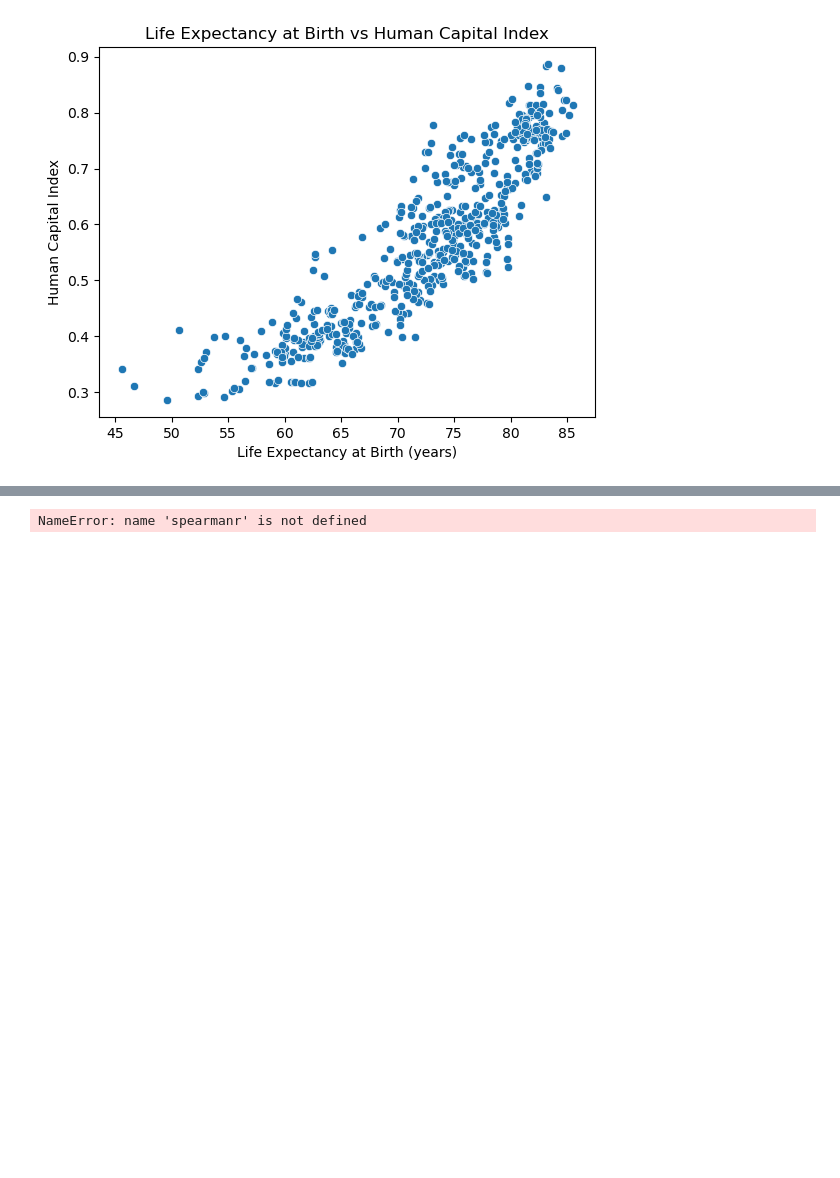
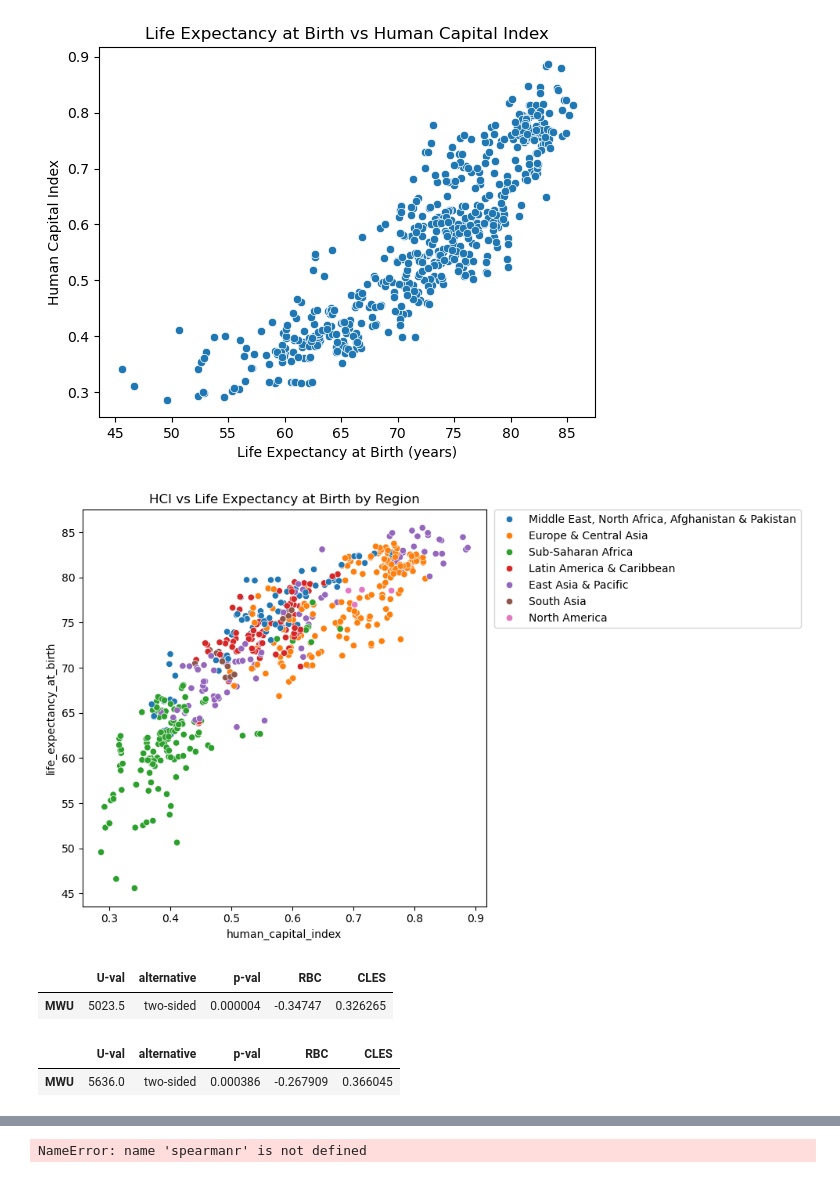
Before and after one commit to kellymegan/ASDA_2025_Group_2_Portfolio_, a Jupyter notebook: notebooks/week_06_group_2_notebook.ipynb, the cells around one changed output, grey strips where cells are left out. Saved outputs shown, nothing was run; the diff lists cells and outputs as text; code cells hidden in the pictures; blank space fills up the shorter version.

```diff
--- a/notebooks/week_06_group_2_notebook.ipynb
+++ b/notebooks/week_06_group_2_notebook.ipynb
@@ -289,6 +289,10 @@ dtype: float64
 ### Research Question 1: Correlation of population and Inflation by Region and Decade
 # %% [markdown]
 ### Research Question 2: Does life expectancy at birth relate to human capital index?
+# %%
+dataset = dataset.dropna(
+    subset=["Region", "life_expectancy_at_birth", "human_capital_index"]
+).reset_index(drop=True)
 # %%
 # check hci and life expectancy correlation
 # then check one that does not really relate and try to explain why not
@@ -374,3 +386,24 @@ plt.ylabel('Human Capital Index')
 plt.show()
 # %% [output]
 [figure]
+# %%
+plt.figure(figsize=(10, 6))
+ax = sns.scatterplot(
+    data=dataset,
+    x="human_capital_index",
+    y="life_expectancy_at_birth",
+    hue="Region"
+)
+
+# Legend outside right
+ax.legend(
+    bbox_to_anchor=(1.02, 1),
+    loc='upper left',
+    borderaxespad=0
+)
+
+plt.title("HCI vs Life Expectancy at Birth by Region")
+plt.tight_layout()
+plt.show()
+# %% [output]
+[figure, added]
@@ -377,3 +422,11 @@ plt.show()
 # %%
-# Add groups/colours if appropriate
-group1 = df.loc[df["region"] == "North America", "human_capital_index"]
+# Run MWU test to see if the distributions of the Regions significantly different
+pg.mwu(group1_hci, group2_hci)
+# %% [output]
+|  | U-val | alternative | p-val | RBC | CLES |
+| MWU | 5023.5 | two-sided | 0.000004 | -0.34747 | 0.326265 |
+# %%
+pg.mwu(group1_life, group2_life)
+# %% [output]
+|  | U-val | alternative | p-val | RBC | CLES |
+| MWU | 5636.0 | two-sided | 0.000386 | -0.267909 | 0.366045 |
```
Also changed, not shown: parts of 9 cells of this notebook, 1 other file.
